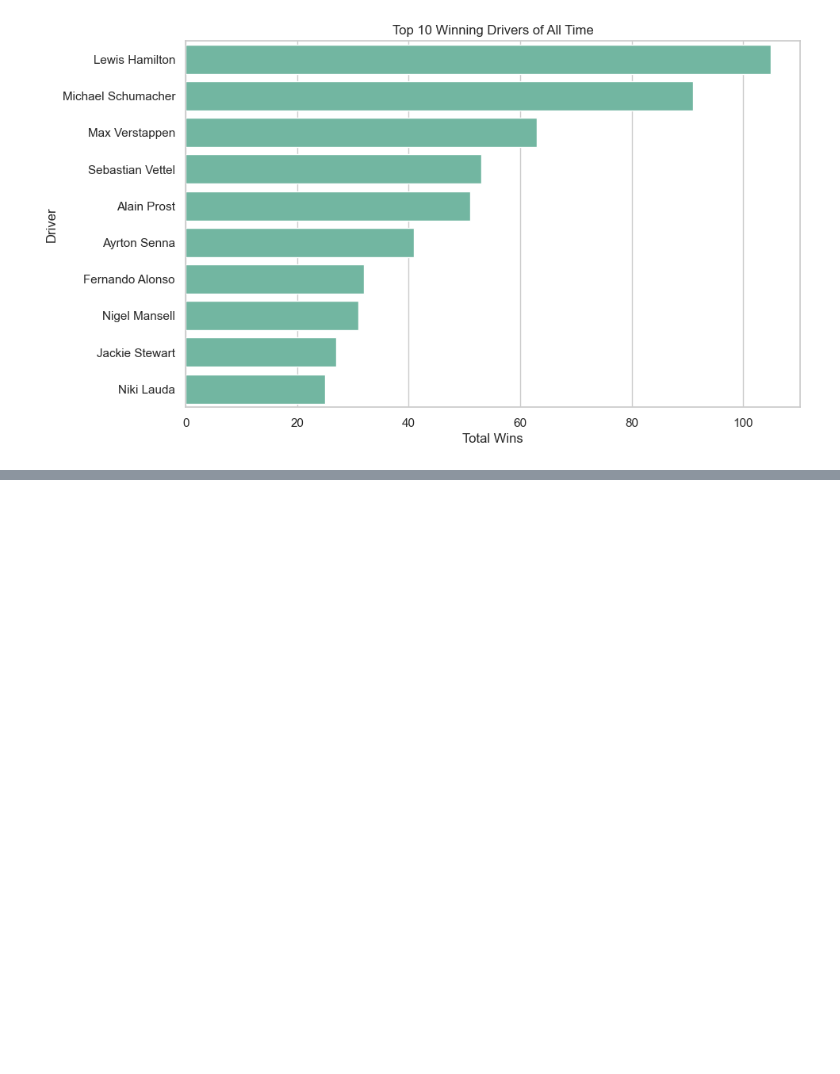
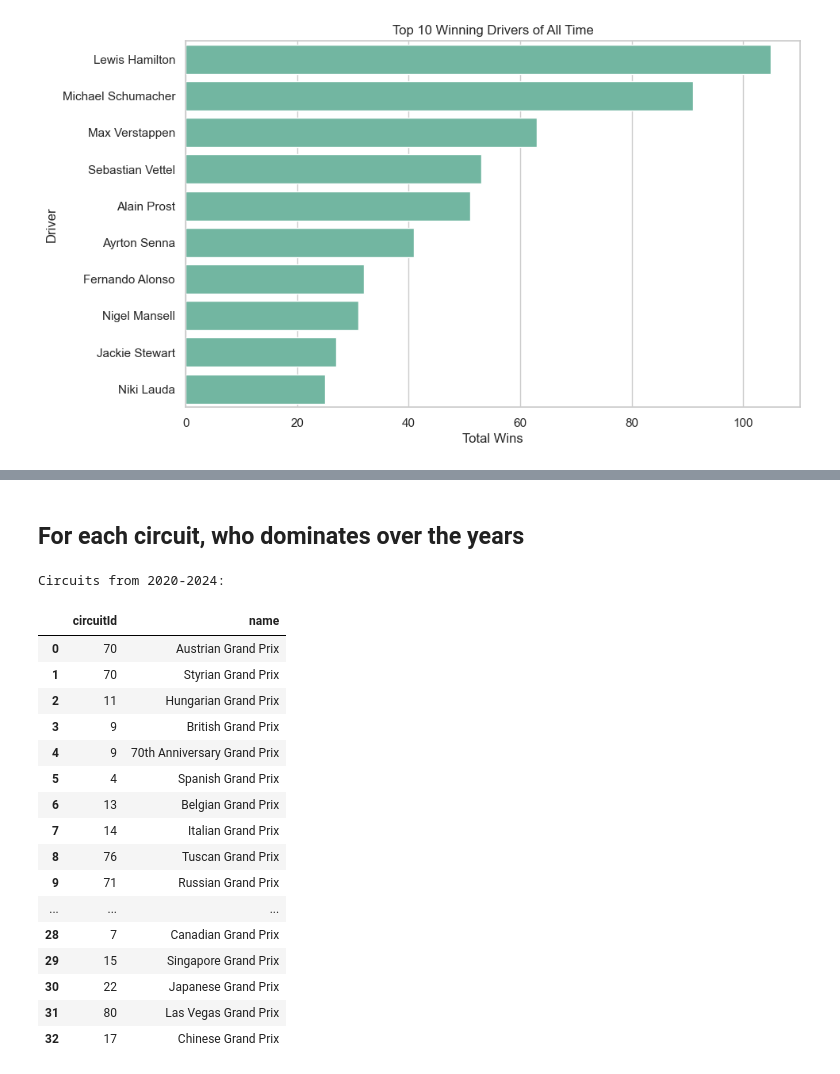
Before and after one commit to lxeiel/F1-Analytics, a Jupyter notebook: EDA.ipynb, the cells around one changed output, grey strips where cells are left out. Drawn from its saved outputs; the diff is of its cells as text; code cells hidden in the pictures; blank space fills up the shorter version.

```diff
--- a/EDA.ipynb
+++ b/EDA.ipynb
@@ -284,0 +336,35 @@ Races: (1125, 18)  | Drivers: (861, 9)  | Results: (26759, 18)
+# %% [markdown]
+## For each circuit, who dominates over the years
+# %%
+# ======================================
+# Extract all circuits for years 2020-2024
+# ======================================
+
+years = range(2020, 2025)
+races_filtered = races[races['year'].isin(years)]
+
+# Get unique circuits in this period
+unique_circuits = races_filtered[['circuitId','name']].drop_duplicates().reset_index(drop=True)
+
+# Display
+print("Circuits from 2020-2024:")
+display(unique_circuits)
+# %% [output]
+Circuits from 2020-2024:
+|  | circuitId | name |
+| 0 | 70 | Austrian Grand Prix |
+| 1 | 70 | Styrian Grand Prix |
+| 2 | 11 | Hungarian Grand Prix |
+| 3 | 9 | British Grand Prix |
+| 4 | 9 | 70th Anniversary Grand Prix |
+| 5 | 4 | Spanish Grand Prix |
+| 6 | 13 | Belgian Grand Prix |
+| 7 | 14 | Italian Grand Prix |
+| 8 | 76 | Tuscan Grand Prix |
+| 9 | 71 | Russian Grand Prix |
+| ... | ... | ... |
+| 28 | 7 | Canadian Grand Prix |
+| 29 | 15 | Singapore Grand Prix |
+| 30 | 22 | Japanese Grand Prix |
+| 31 | 80 | Las Vegas Grand Prix |
+| 32 | 17 | Chinese Grand Prix |
```
Also changed, not shown: parts of 5 cells of this notebook.
